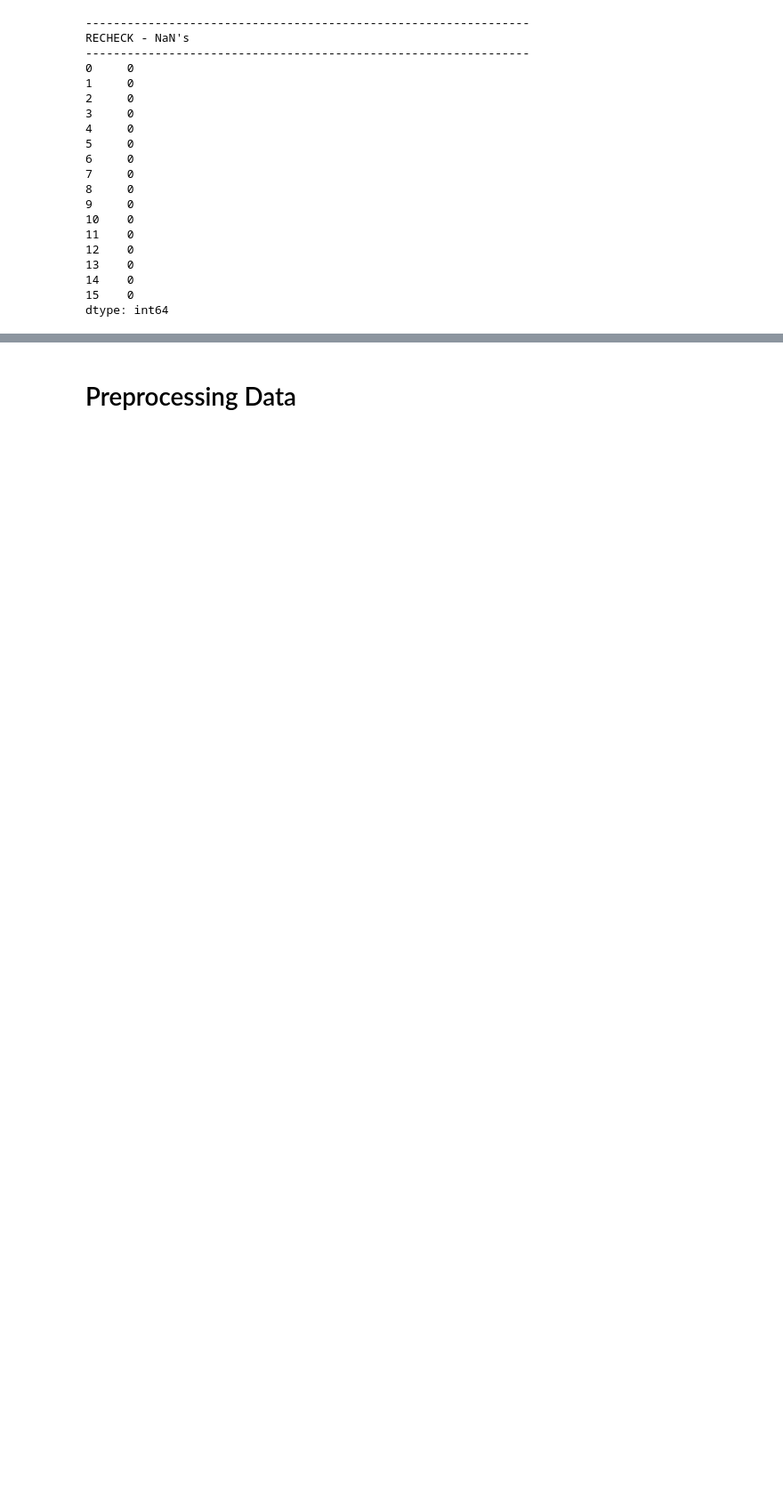
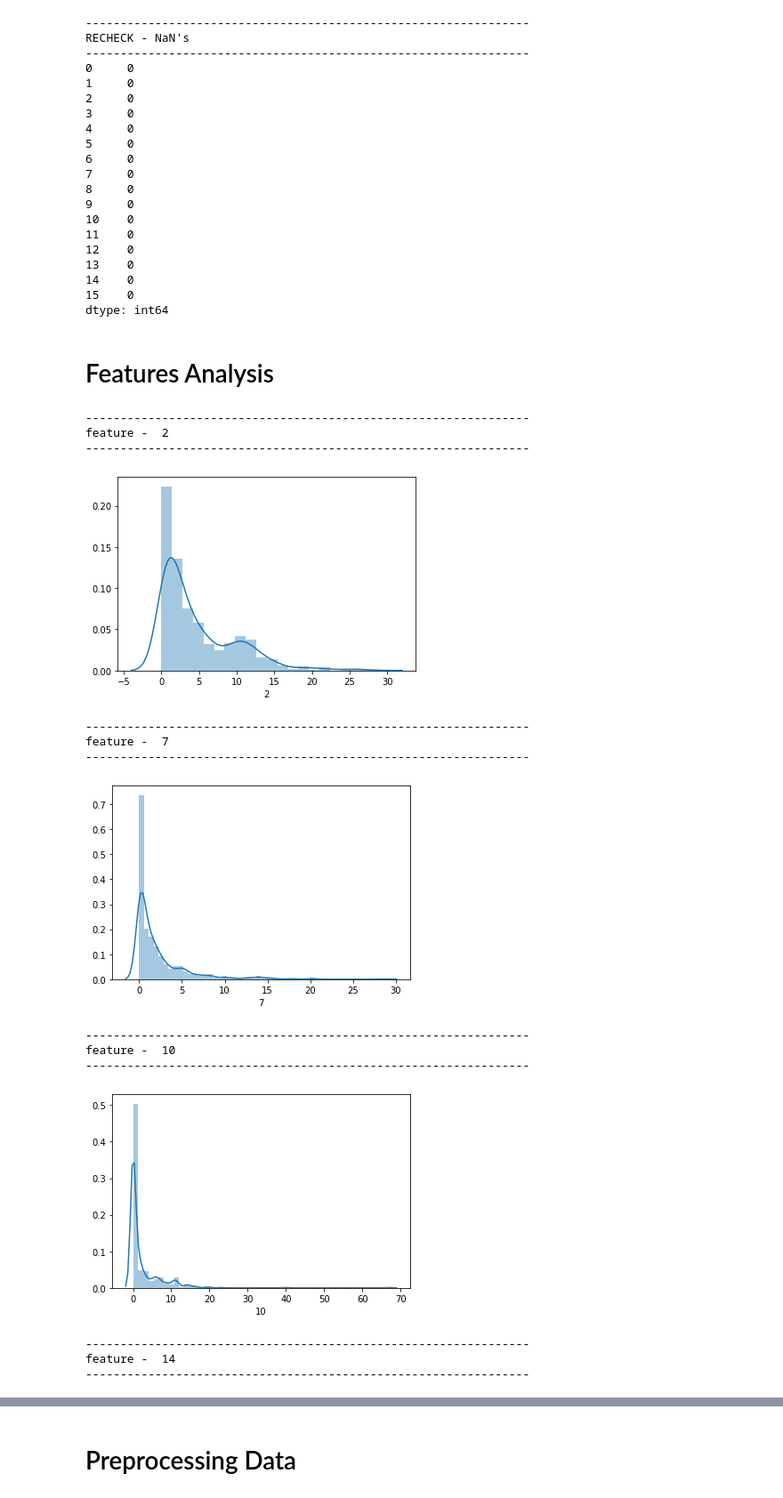
Before and after one commit to abhi91420/Credit_Approval, a Jupyter notebook: Main.ipynb, the cells around one changed output, grey strips where cells are left out. Shown at 89% size. Drawn from its saved outputs; the diff is of its cells as text; code cells hidden in the pictures; blank space fills up the shorter version.

```diff
--- a/Main.ipynb
+++ b/Main.ipynb
@@ -42,13 +62,22 @@ To reduce redundacy
 * Takes an string argument
 * EX - printblock("A word or a sentence")
 """
-def printblock(out):
-  print("----------------------------------------------------------------")
-  print(out)
-  print("----------------------------------------------------------------")
+def printblock(out,i=None):
+  if(i!=None):
+    print("----------------------------------------------------------------")
+    print(out,i)
+    print("----------------------------------------------------------------")
+  else:
+    print("----------------------------------------------------------------")
+    print(out,i)
+    print("----------------------------------------------------------------")
 
 def accuracy(obj):
   print(round(obj.score(x_test_rescaled,y_test)*100,4),"%\n")
+
+def plot(col):
+  sns.distplot(col)
+  plt.show()
 # %% [markdown]
 # Understanding the dataset
 
@@ -149,3 +178,28 @@ RECHECK - NaN's
 14    0
 15    0
 dtype: int64
+# %% [markdown]
+# Features Analysis
+# %%
+# Non object column features analysis
+
+for col in dataset_file.columns:
+  if dataset_file[col].dtype != "object":
+    printblock("feature - ",col)
+    plot(dataset_file[col])
+# %% [output]
+----------------------------------------------------------------
+feature -  2
+----------------------------------------------------------------
+[figure, added]
+----------------------------------------------------------------
+feature -  7
+----------------------------------------------------------------
+[figure, added]
+----------------------------------------------------------------
+feature -  10
+----------------------------------------------------------------
+[figure, added]
+----------------------------------------------------------------
+feature -  14
+----------------------------------------------------------------
```
Also changed, not shown: parts of 12 cells of this notebook.
